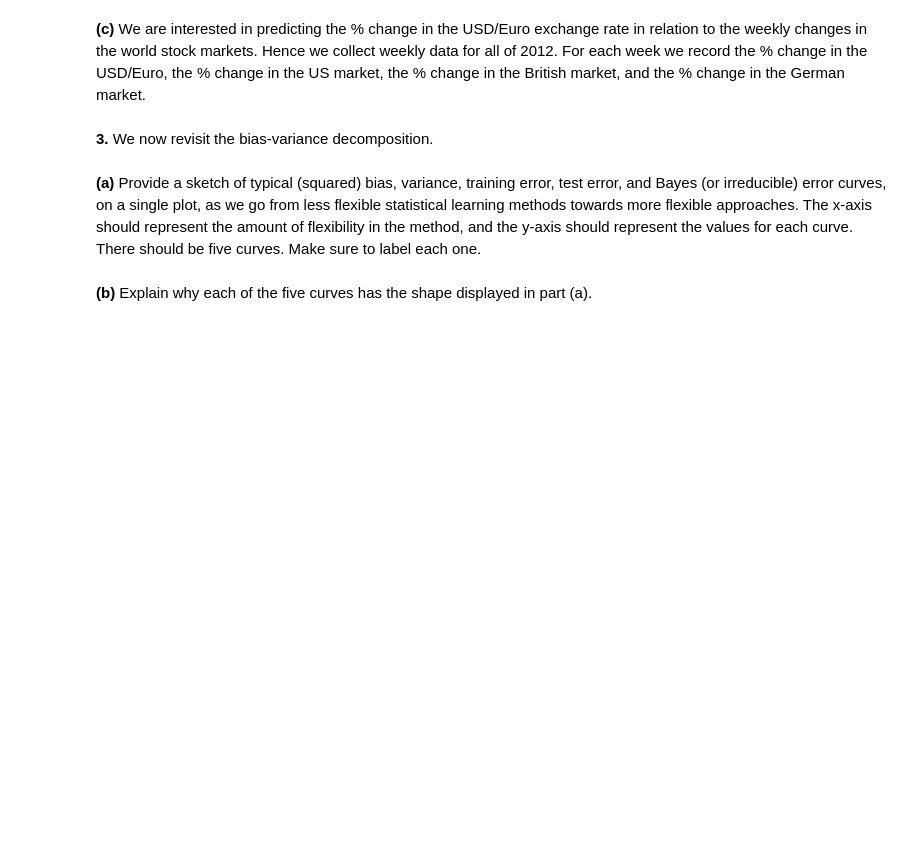
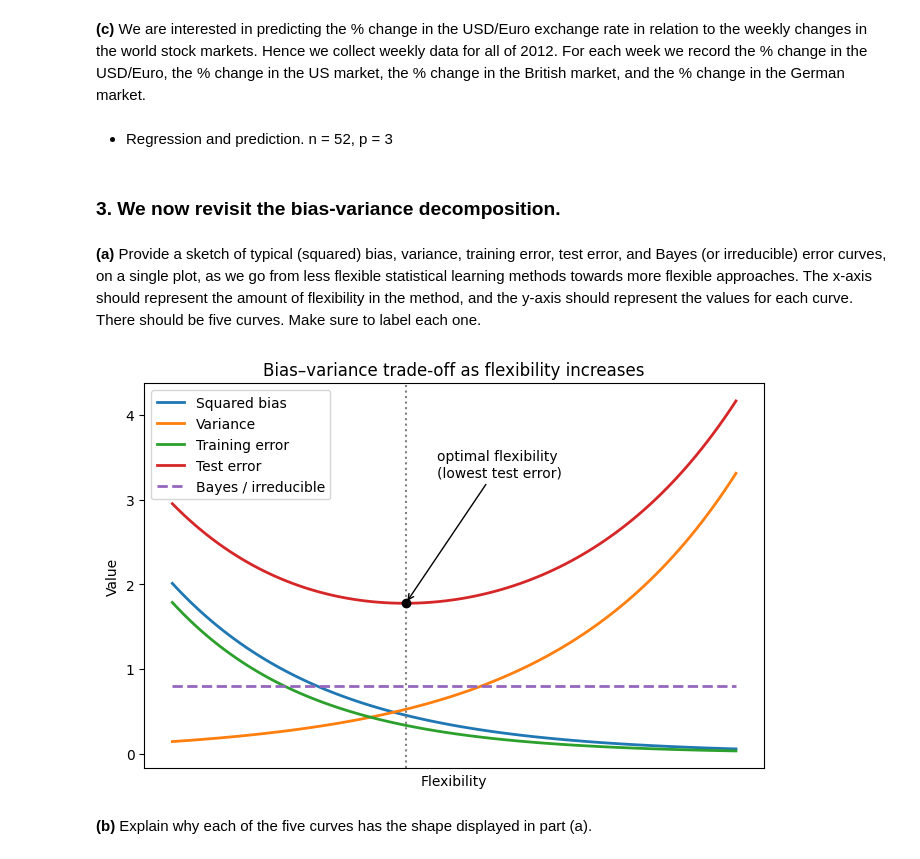
Before and after one commit to matthewmachnowski/statistical-learning, a Jupyter notebook: Ch02/Ch02-exercises.ipynb, the cells around one changed output. Cells and saved outputs as stored; diff of their text form; code cells hidden in the pictures; blank space fills up the shorter version.

```diff
--- a/Ch02/Ch02-exercises.ipynb
+++ b/Ch02/Ch02-exercises.ipynb
@@ -21,8 +75,43 @@
 # %% [markdown]
 **(c)** We are interested in predicting the % change in the USD/Euro exchange rate in relation to the weekly changes in the world stock markets. Hence we collect weekly data for all of 2012. For each week we record the % change in the USD/Euro, the % change in the US market, the % change in the British market, and the % change in the German market.
+# %% [markdown]
+- Regression and prediction. n = 52, p = 3
 # %% [markdown]
-**3.** We now revisit the bias-variance decomposition.
+### **3.** We now revisit the bias-variance decomposition.
 # %% [markdown]
 **(a)** Provide a sketch of typical (squared) bias, variance, training error, test error, and Bayes (or irreducible) error curves, on a single plot, as we go from less flexible statistical learning methods towards more flexible approaches. The x-axis should represent the amount of flexibility in the method, and the y-axis should represent the values for each curve. There should be five curves. Make sure to label each one.
+# %%
+flex = np.linspace(1, 10, 100)   # x-axis: flexibility (low -> high)
+
+bias2       = 3 * np.exp(-0.4 * flex)        # decreases as flexibility rises
+variance    = 0.1 * np.exp(0.35 * flex)      # increases as flexibility rises
+irreducible = np.full_like(flex, 0.8)        # flat: the Bayes / irreducible floor
+test_error  = bias2 + variance + irreducible # the bias-variance decomposition -> U-shape
+train_error = 2.8 * np.exp(-0.45 * flex)     # keeps dropping, can go below irreducible
+
+best = np.argmin(test_error)                 # index where test error is lowest
+
+plt.figure(figsize=(8, 5))
+plt.plot(flex, bias2,       label="Squared bias",        lw=2)
+plt.plot(flex, variance,    label="Variance",            lw=2)
+plt.plot(flex, train_error, label="Training error",      lw=2)
+plt.plot(flex, test_error,  label="Test error",          lw=2)
+plt.plot(flex, irreducible, label="Bayes / irreducible", lw=2, ls="--")
+
+plt.axvline(flex[best], color="gray", ls=":", lw=1.5)              # best flexibility
+plt.scatter(flex[best], test_error[best], color="black", zorder=5) # the minimum point
+plt.annotate("optimal flexibility\n(lowest test error)",
+             xy=(flex[best], test_error[best]),
+             xytext=(flex[best] + 0.5, test_error[best] + 1.5),
+             arrowprops=dict(arrowstyle="->"))
+
+plt.xlabel("Flexibility")
+plt.ylabel("Value")
+plt.title("Bias–variance trade-off as flexibility increases")
+plt.legend()
+plt.xticks([])          # exact x-values don't matter — only the shapes do
+plt.show()
+# %% [output]
+[figure, added]
 # %% [markdown]
 **(b)** Explain why each of the five curves has the shape displayed in part (a).
```
Also changed, not shown: parts of 38 cells of this notebook, 2 other files.
